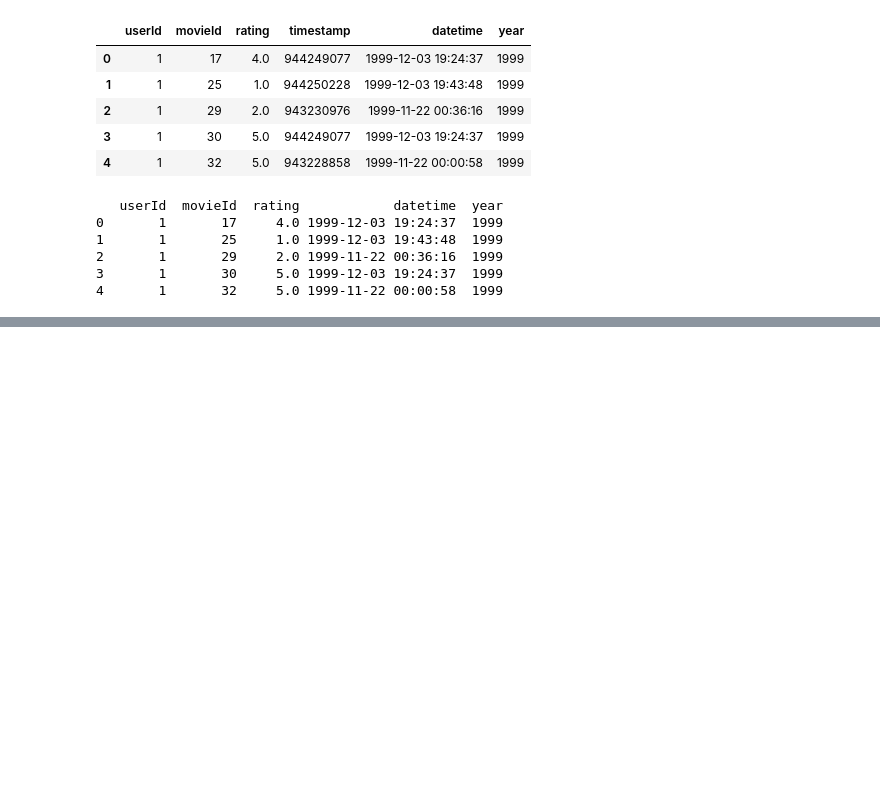
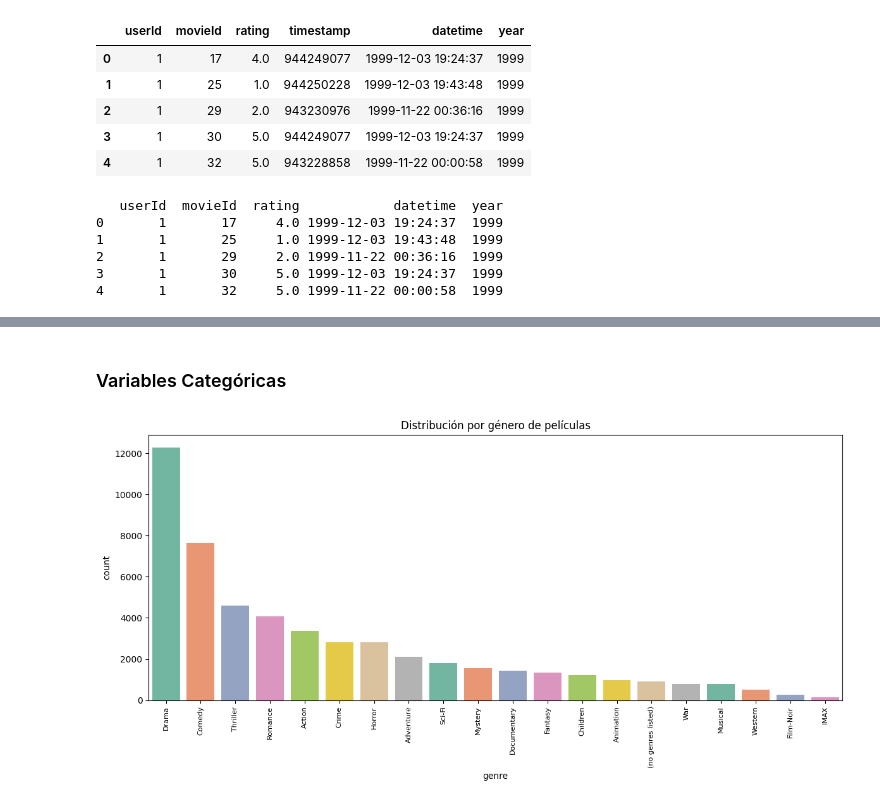
Before and after one commit to magy509/ingenieropg80.Proyecto_final_madre, a Jupyter notebook: src/eda.ipynb, the cells around one changed output, grey strips where cells are left out. Cells and saved outputs as stored; diff of their text form; code cells hidden in the pictures; blank space fills up the shorter version.

```diff
--- a/src/eda.ipynb
+++ b/src/eda.ipynb
@@ -163,0 +172,5 @@ movie_genre = movies.explode("genres").reset_index(drop=True)
+# %%
+# Eliminar columnas 'title' y 'year'
+movie_genre = movie_genre.drop(["title", "year"], axis=1)
+
+movie_genre.head()
@@ -191,0 +234,5 @@ dtype: int64
+# %%
+# Filtrar el dataset movies
+movie_genre = movie_genre[movie_genre["movieId"].isin(valid_movie_ids)].reset_index(drop=True)
+
+print("Dimensiones después:", movie_genre.shape)
@@ -279,0 +338,18 @@ Mediana de ratings por película: 5.0
+# %% [markdown]
+### Variables Categóricas
+# %%
+#Genres
+plt.figure(figsize=(12, 6))
+ax = sns.countplot(
+    data=movie_genre,
+    x="genre",
+    order=movie_genre["genre"].value_counts().index,
+    palette="Set2"
+)
+
+plt.title("Distribución por género de películas")
+ax.tick_params(axis='x', rotation=90, labelsize=8)
+plt.tight_layout()
+plt.show()
+# %% [output]
+[figure, added]
```
Also changed, not shown: parts of 19 cells of this notebook, 4 other files.
